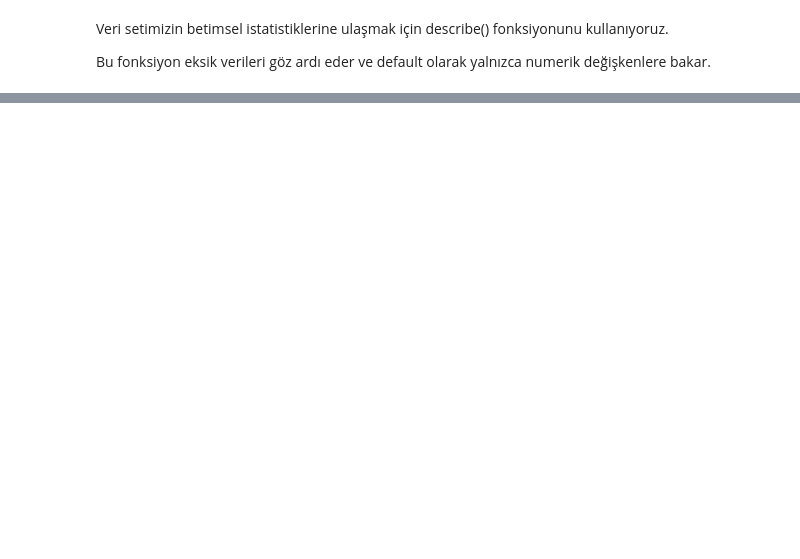
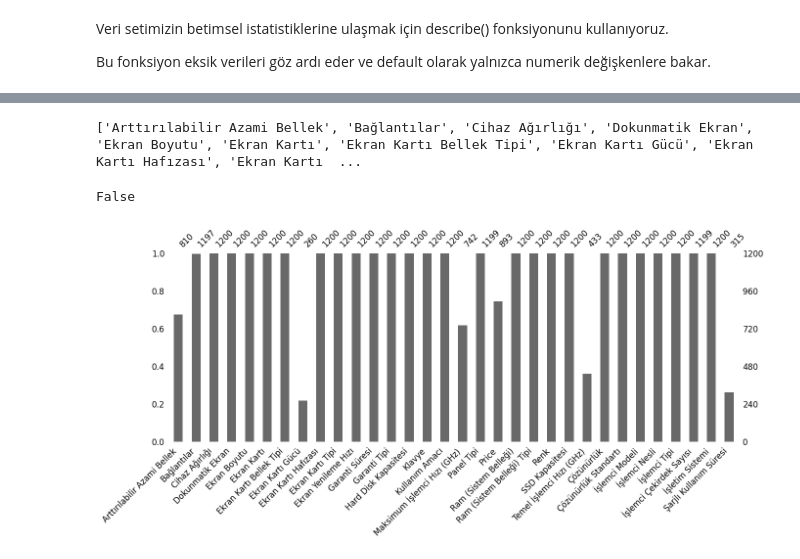
Before and after one commit to ikriyusuf/Laptop-Price-Prediction, a Jupyter notebook: data_manipulation.ipynb, the cells around one changed output, grey strips where cells are left out. Drawn from its saved outputs; the diff is of its cells as text; code cells hidden in the pictures; blank space fills up the shorter version.

```diff
--- a/data_manipulation.ipynb
+++ b/data_manipulation.ipynb
@@ -78,0 +290,22 @@ df.describe().T # -> .T eklentisi elde edeceğimiz çıktıyı transpose eder.
+# %%
+# Yukarıda görülen grafiğe bakarak kapasite ve menşei'nin bizim yapacağımız modele bir faydası olmadığından ve verileri eksik olduğundan siliyoruz.
+df.drop(columns="Kapasite", axis=1, inplace=True)
+df.drop(columns="Menşei", axis=1, inplace=True)
+df.drop(columns="Title", axis=1, inplace=True)
+df.to_excel('yeni_dosya.xlsx', index=False)
+# %%
+print(list(df.columns))
+# %% [output]
+['Arttırılabilir Azami Bellek', 'Bağlantılar', 'Cihaz Ağırlığı', 'Dokunmatik Ekran', 'Ekran Boyutu', 'Ekran Kartı', 'Ekran Kartı Bellek Tipi', 'Ekran Kartı Gücü', 'Ekran Kartı Hafızası', 'Ekran Kartı  ...
+# %%
+'Kapasite' in df.columns
+# %% [output]
+False
+# %%
+import missingno as msno
+
+msno.bar(df = df,
+         figsize = (15, 5),
+         fontsize = 12);
+# %% [output]
+[figure, added]
```
Also changed, not shown: parts of 29 cells of this notebook, 1 other file.
